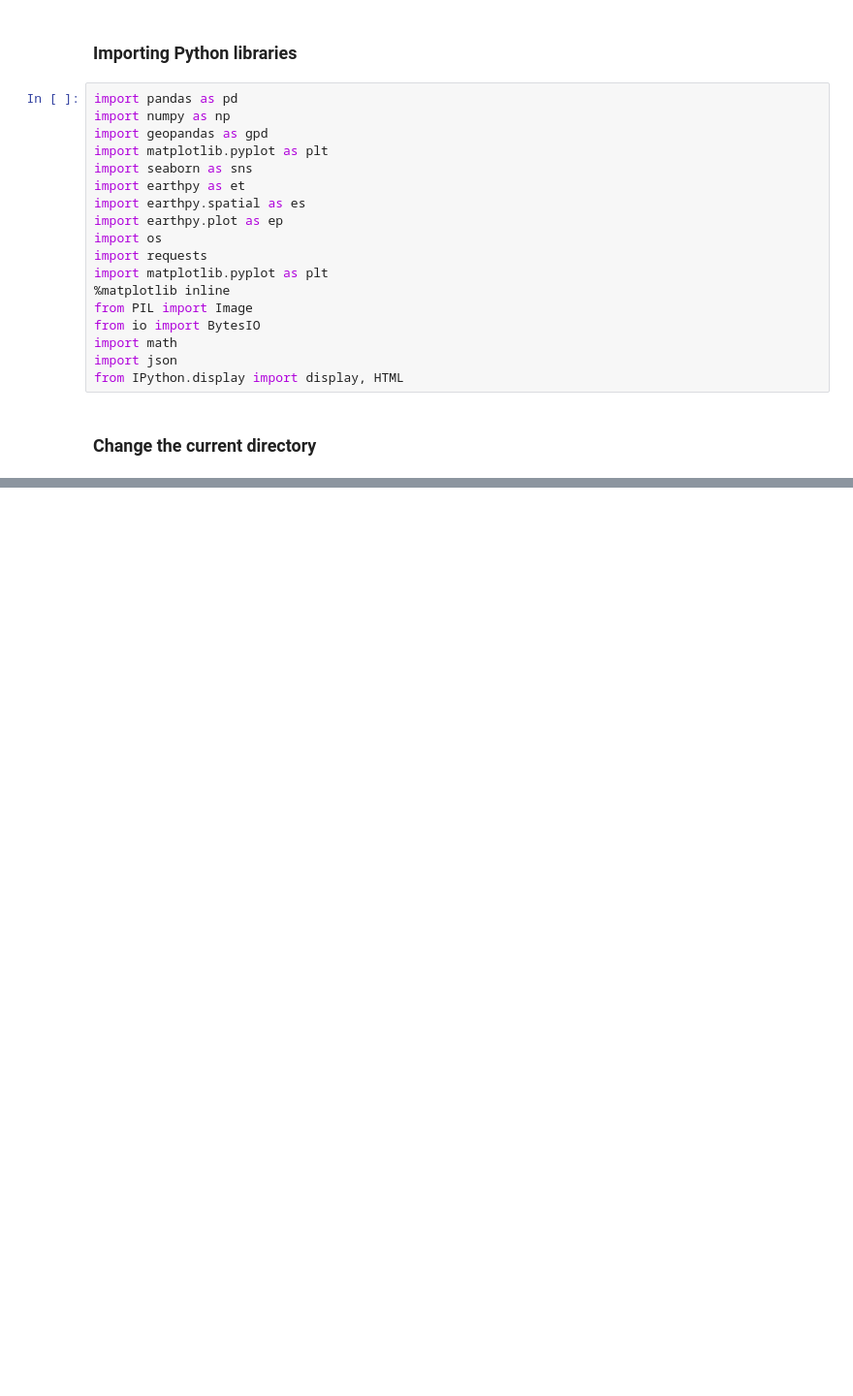
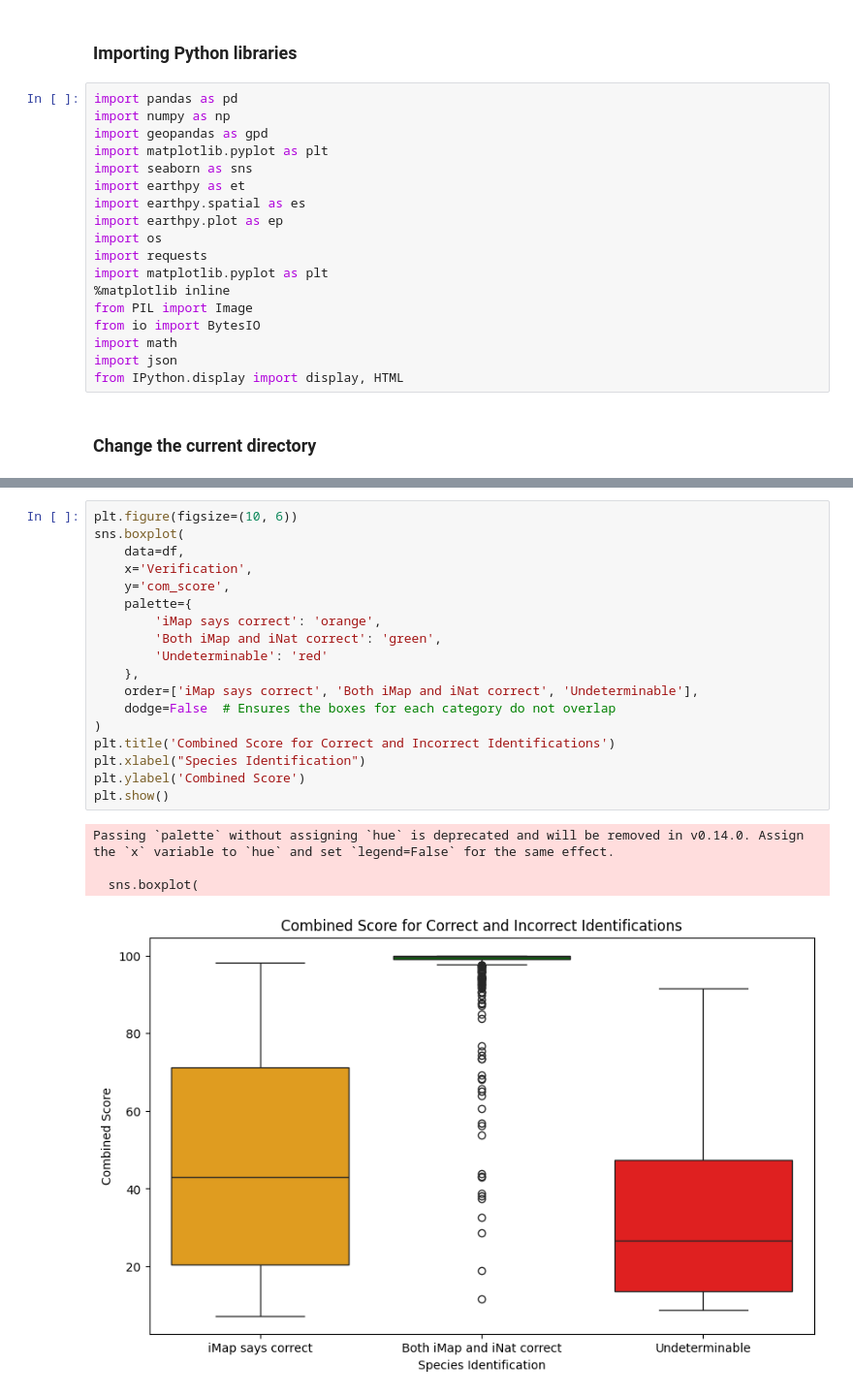
Before and after one commit to tmollick95/iMapInvasives, a Jupyter notebook: Code/Figures and figure code.ipynb, the cells around one changed output, grey strips where cells are left out. Shown at 97% size. Cells and saved outputs as stored; diff of their text form; blank space fills up the shorter version.

```diff
--- a/Code/Figures and figure code.ipynb
+++ b/Code/Figures and figure code.ipynb
@@ -75,0 +150,23 @@ Current working directory: /content/drive/My Drive/iMapInvasives_datasets
+# %%
+plt.figure(figsize=(10, 6))
+sns.boxplot(
+    data=df,
+    x='Verification',
+    y='com_score',
+    palette={
+        'iMap says correct': 'orange',
+        'Both iMap and iNat correct': 'green',
+        'Undeterminable': 'red'
+    },
+    order=['iMap says correct', 'Both iMap and iNat correct', 'Undeterminable'],
+    dodge=False  # Ensures the boxes for each category do not overlap
+)
+plt.title('Combined Score for Correct and Incorrect Identifications')
+plt.xlabel("Species Identification")
+plt.ylabel('Combined Score')
+plt.show()
+# %% [output]
+Passing `palette` without assigning `hue` is deprecated and will be removed in v0.14.0. Assign the `x` variable to `hue` and set `legend=False` for the same effect.
+
+  sns.boxplot(
+[figure, added]
```
Also changed, not shown: parts of 8 cells of this notebook.
